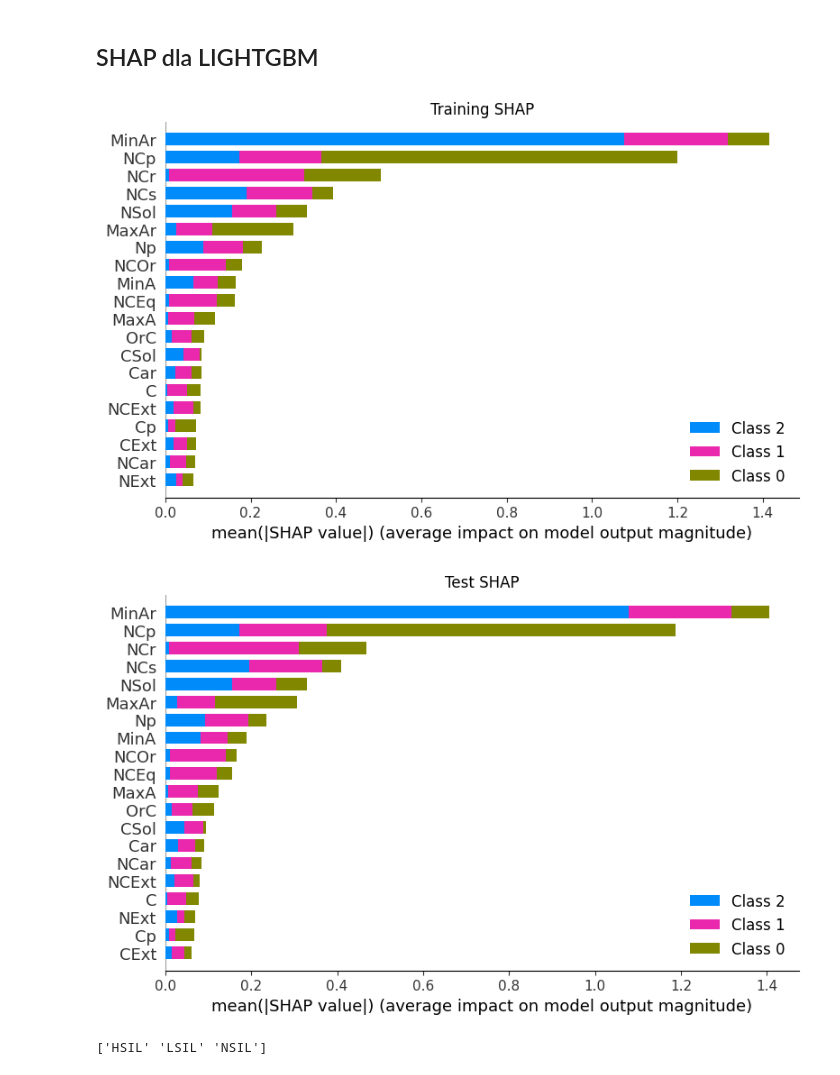
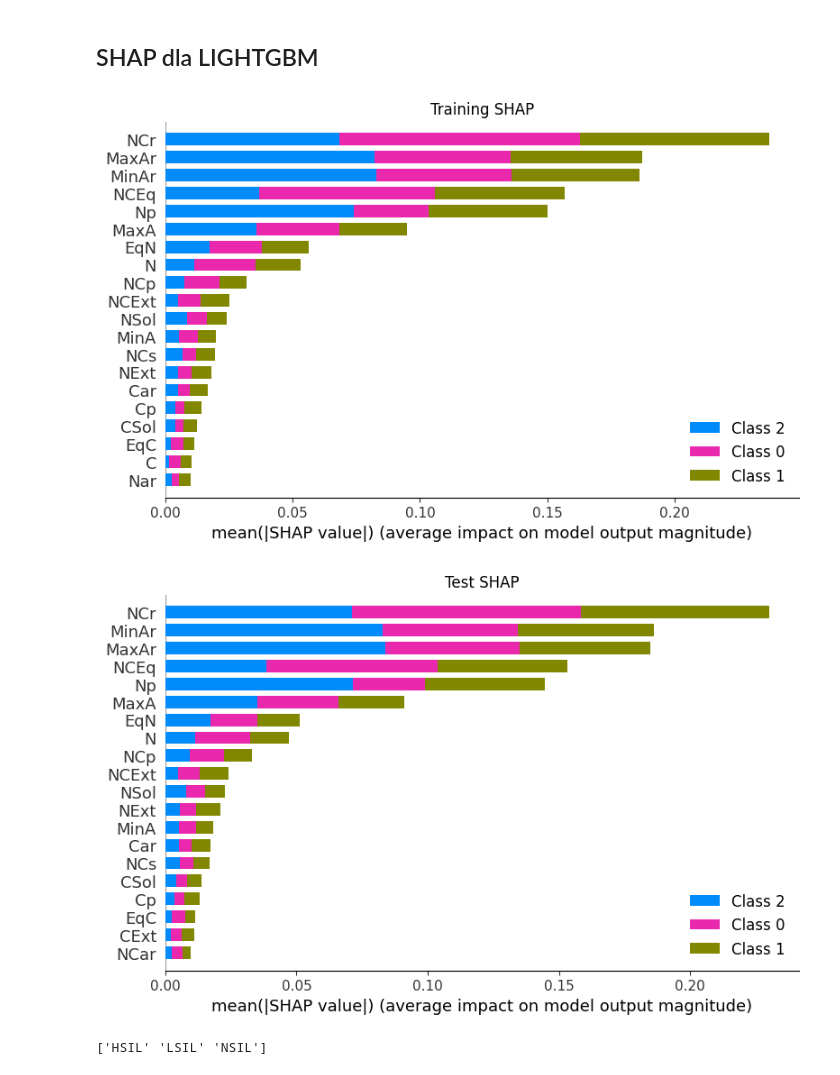
Before and after one commit to aleksandra0014/system-analizy-cytologicznej, a Jupyter notebook: segmentation/classificators_learning.ipynb, the cells around one changed output. Cells and saved outputs as stored; diff of their text form; code cells hidden in the pictures.

Commit message:
new unet model

```diff
--- a/segmentation/classificators_learning.ipynb
+++ b/segmentation/classificators_learning.ipynb
@@ -556,7 +533,7 @@ Macro AUC (OvR): 0.9389
 # %% [markdown]
 ## XGBOOST
 # %%
-model_class = joblib.load(r"C:\Users\aleks\OneDrive\Documents\inzynierka\segmentation\models_paths\best_model_XGBoost4.pkl")
+model_class = joblib.load(r"C:\Users\aleks\OneDrive\Documents\inzynierka\segmentation\models_paths\best_model_XGBoost_new_unet.pkl")
 # %%
 y_test_pred = model_class["model"].predict(X_test)
 y_test_pred = le.inverse_transform(y_test_pred)
@@ -585,7 +564,7 @@ true_NSIL   0.166667   0.166667   0.666667
 # %% [markdown]
 ## LIGHT GBM
 # %%
-model_class = joblib.load(r"C:\Users\aleks\OneDrive\Documents\inzynierka\segmentation\models_paths\best_model_LightGBM4.pkl")
+model_class = joblib.load(r"C:\Users\aleks\OneDrive\Documents\inzynierka\segmentation\models_paths\best_model_LightGBM_new_unet.pkl")
 # %%
 y_test_pred = model_class["model"].predict(X_test)
 y_test_pred = le.inverse_transform(y_test_pred)
@@ -637,5 +616,5 @@ true_NSIL       0.00   0.111111   0.888889
 # %%
-model_class = joblib.load(r"C:\Users\aleks\OneDrive\Documents\inzynierka\segmentation\models_paths\best_model_SVM4.pkl")
+model_class = joblib.load(r"C:\Users\aleks\OneDrive\Documents\inzynierka\segmentation\models_paths\best_model_SVM_new_unet.pkl")
 evaluate(model_class)
 # %% [output]
 === METRYKI (global) ===
@@ -658,5 +637,5 @@ true_NSIL   0.277778   0.111111   0.611111
 # %%
-model_class = joblib.load(r"C:\Users\aleks\OneDrive\Documents\inzynierka\segmentation\models_paths\best_model_RandomForest4.pkl")
+model_class = joblib.load(r"C:\Users\aleks\OneDrive\Documents\inzynierka\segmentation\models_paths\best_model_RandomForest_new_unet.pkl")
 evaluate(model_class)
 # %% [output]
 === METRYKI (global) ===
@@ -681,20 +688,20 @@ true_NSIL   0.111111   0.111111   0.777778
 # %%
 import shap
 
-model_class = joblib.load(r"C:\Users\aleks\OneDrive\Documents\inzynierka\segmentation\models_paths\best_model_LightGBM4.pkl")
+model_class = joblib.load(r"C:\Users\aleks\OneDrive\Documents\inzynierka\segmentation\models_paths\best_model_RandomForest_new_unet.pkl")
 train_shap_values = shap.TreeExplainer(model_class["model"].named_steps["clf"]).shap_values(df_train.drop('class', axis=1))
 test_shap_values = shap.TreeExplainer(model_class["model"].named_steps["clf"]).shap_values(X_test)
 
 plt.subplot(2, 1, 1)
 plt.title('Training SHAP')
 shap.summary_plot(train_shap_values, df_train.drop('class', axis=1), plot_type="bar")
 
 plt.subplot(2, 1, 2)
 plt.title('Test SHAP')
 shap.summary_plot(test_shap_values, X_test, plot_type="bar")
 # %% [output]
-[figure, old version]
+[figure, new version]
-[figure, old version]
+[figure, new version]
 # %%
 class_names = model_class["label_encoder"].classes_
 print(class_names)
```
Also changed, not shown: parts of 33 cells of this notebook, 24 other files.
